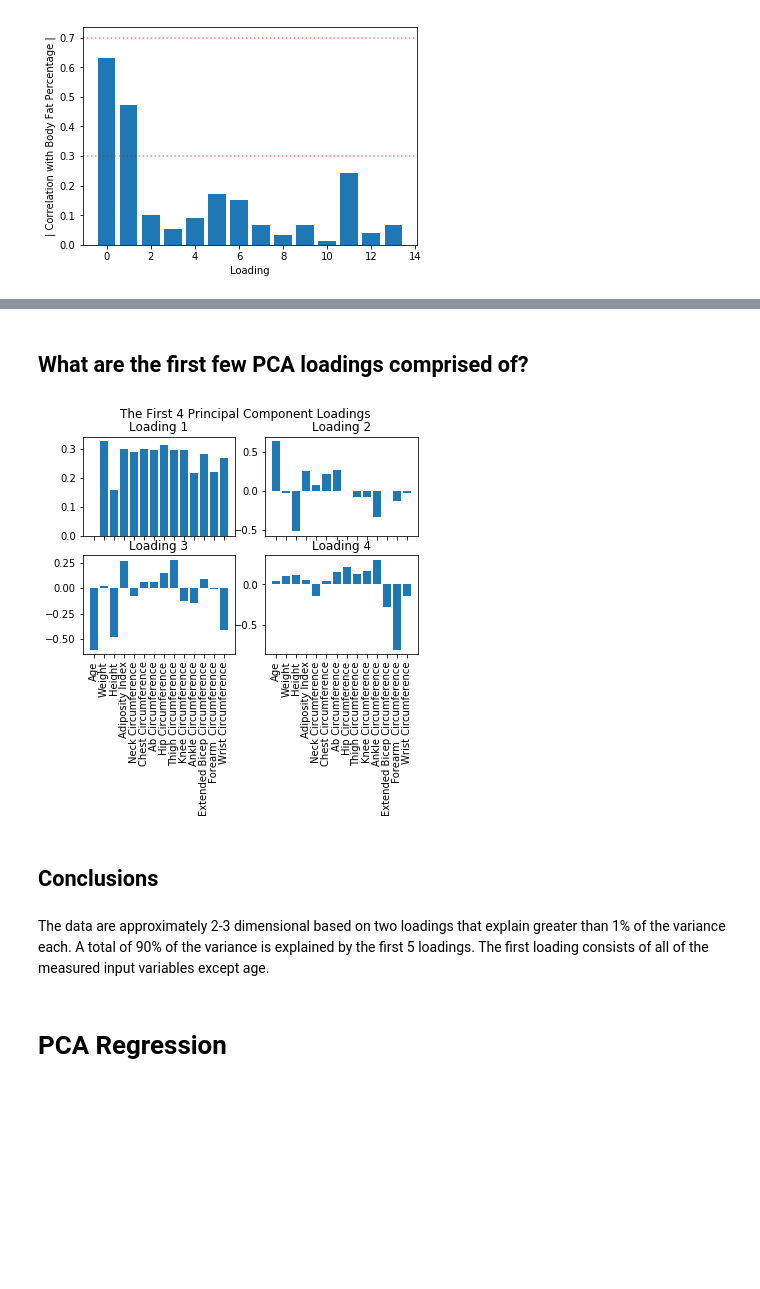
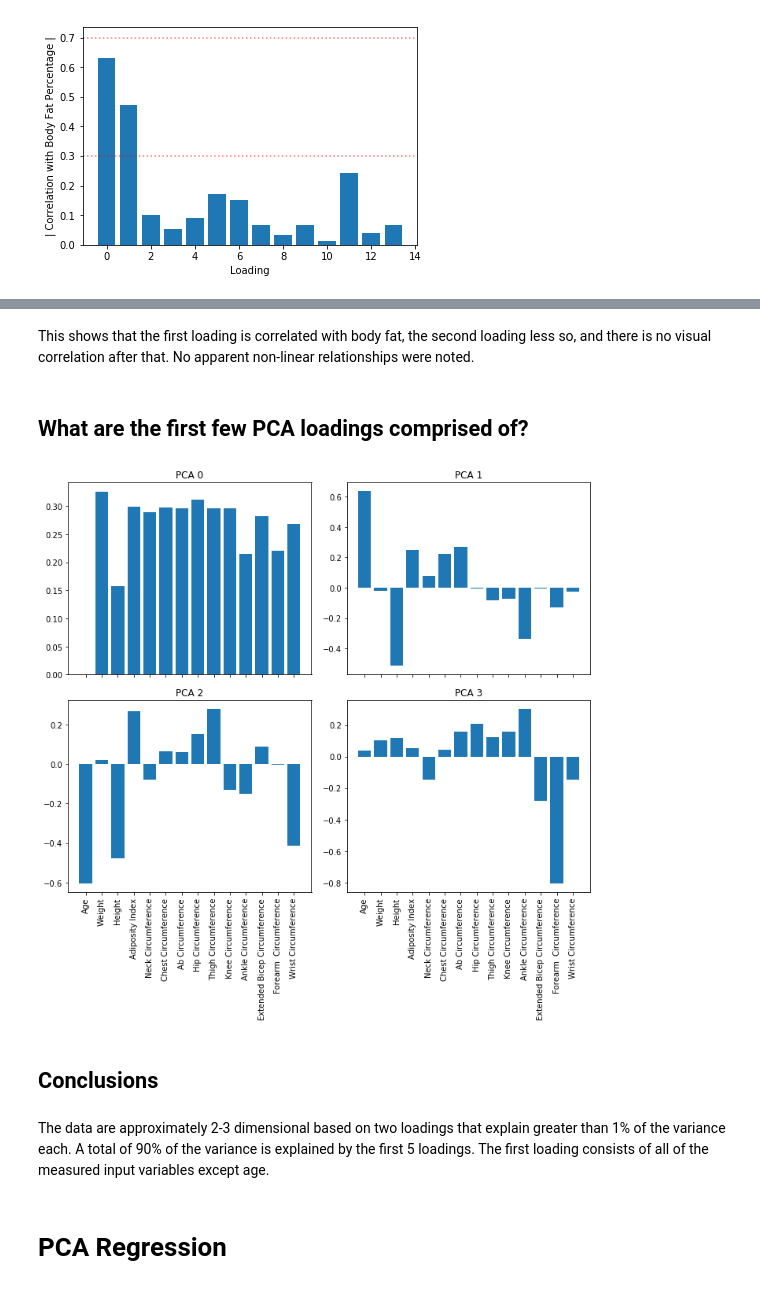
Before and after one commit to piovere/nucnotes, a Jupyter notebook: ne579/Homework/hw04/Homework 04 Clean.ipynb, the cells around one changed output, grey strips where cells are left out. Drawn from its saved outputs; the diff is of its cells as text; code cells hidden in the pictures; blank space fills up the shorter version.

```diff
--- a/ne579/Homework/hw04/Homework 04 Clean.ipynb
+++ b/ne579/Homework/hw04/Homework 04 Clean.ipynb
@@ -100,28 +130,37 @@ plt.show()
+# %% [markdown]
+This shows that the first loading is correlated with body fat,
+the second loading less so, and there is no visual correlation
+after that. No apparent non-linear relationships were noted.
 # %% [markdown]
 ## What are the first few PCA loadings comprised of?
 # %%
 pca_data = pca_pipeline.named_steps['pca']
 # %%
-f, ((ax1, ax2), (ax3, ax4)) = plt.subplots(2, 2, sharex='col')
+f, ((ax1, ax2), (ax3, ax4)) = plt.subplots(2, 2, sharex='col', figsize=(10,10))
 plt.setp(ax3.xaxis.get_majorticklabels(), rotation=90)
 ax1.bar(x=column_names, height=pca_data.components_[0])
-ax1.set_title('Loading 1')
+ax1.set_title('PCA 0')
 ax2.bar(x=column_names, height=pca_data.components_[1])
-ax2.set_title('Loading 2')
+ax2.set_title('PCA 1')
 ax3.bar(x=column_names, height=pca_data.components_[2])
 plt.xticks(rotation=90)
-ax3.set_title('Loading 3')
+ax3.set_title('PCA 2')
 ax4.bar(x=column_names, height=pca_data.components_[3])
 plt.xticks(rotation=90)
-ax4.set_title('Loading 4')
-plt.suptitle("The First 4 Principal Component Loadings")
+ax4.set_title('PCA 3')
+#plt.suptitle("The First 4 Principal Component Loadings")
+plt.tight_layout()
+plt.savefig('images/first_four_pca.png', dpi=300)
 plt.show()
 # %% [output]
-[figure, old version]
+[figure, new version]
 # %% [markdown]
 ## Conclusions
 # %% [markdown]
-The data are approximately 2-3 dimensional based on two loadings that explain greater than 1% of the variance each. A total of 90% of the variance is explained by the first 5 loadings. The first loading consists of all of the measured input variables except age.
+The data are approximately 2-3 dimensional based on two loadings
+that explain greater than 1% of the variance each. A total of 90%
+of the variance is explained by the first 5 loadings. The first
+loading consists of all of the measured input variables except age.
 # %% [markdown]
 # PCA Regression
 # %% [markdown]
```
Also changed, not shown: parts of 17 cells of this notebook, 26 other files.
